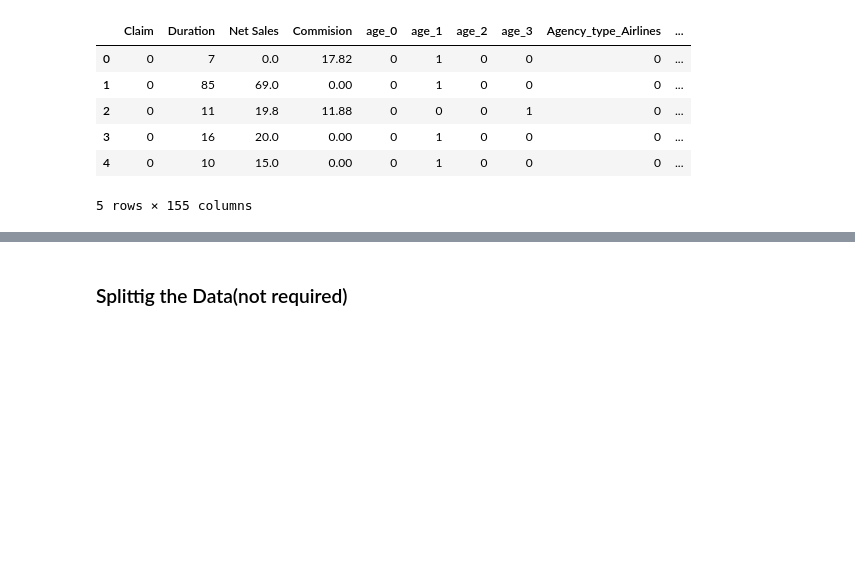
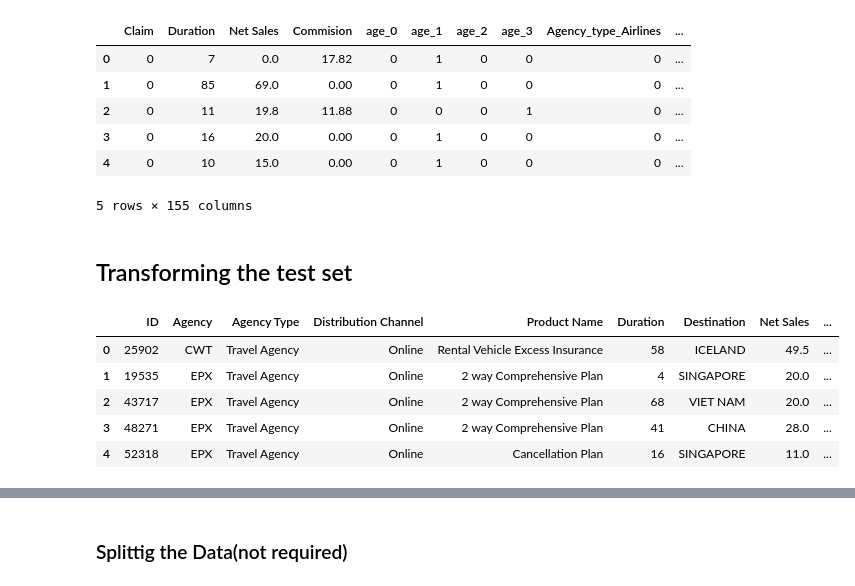
Before and after one commit to prernasinghal88/Are-you-sure-to-Insure-, a Jupyter notebook: greyatom_gonzalo.ipynb, the cells around one changed output, grey strips where cells are left out. Saved outputs shown, nothing was run; the diff lists cells and outputs as text; code cells hidden in the pictures; blank space fills up the shorter version.

```diff
--- a/greyatom_gonzalo.ipynb
+++ b/greyatom_gonzalo.ipynb
@@ -635,3 +635,14 @@ df_enc_hot.head()
 | 3 | 0 | 16 | 20.0 | 0.00 | 0 | 1 | 0 | 0 | 0 | ... |
 | 4 | 0 | 10 | 15.0 | 0.00 | 0 | 1 | 0 | 0 | 0 | ... |
 5 rows × 155 columns
+# %% [markdown]
+## Transforming the test set
+# %%
+test.head()
+# %% [output]
+|  | ID | Agency | Agency Type | Distribution Channel | Product Name | Duration | Destination | Net Sales | ... |
+| 0 | 25902 | CWT | Travel Agency | Online | Rental Vehicle Excess Insurance | 58 | ICELAND | 49.5 | ... |
+| 1 | 19535 | EPX | Travel Agency | Online | 2 way Comprehensive Plan | 4 | SINGAPORE | 20.0 | ... |
+| 2 | 43717 | EPX | Travel Agency | Online | 2 way Comprehensive Plan | 68 | VIET NAM | 20.0 | ... |
+| 3 | 48271 | EPX | Travel Agency | Online | 2 way Comprehensive Plan | 41 | CHINA | 28.0 | ... |
+| 4 | 52318 | EPX | Travel Agency | Online | Cancellation Plan | 16 | SINGAPORE | 11.0 | ... |
```
Also changed, not shown: parts of 12 cells of this notebook.
